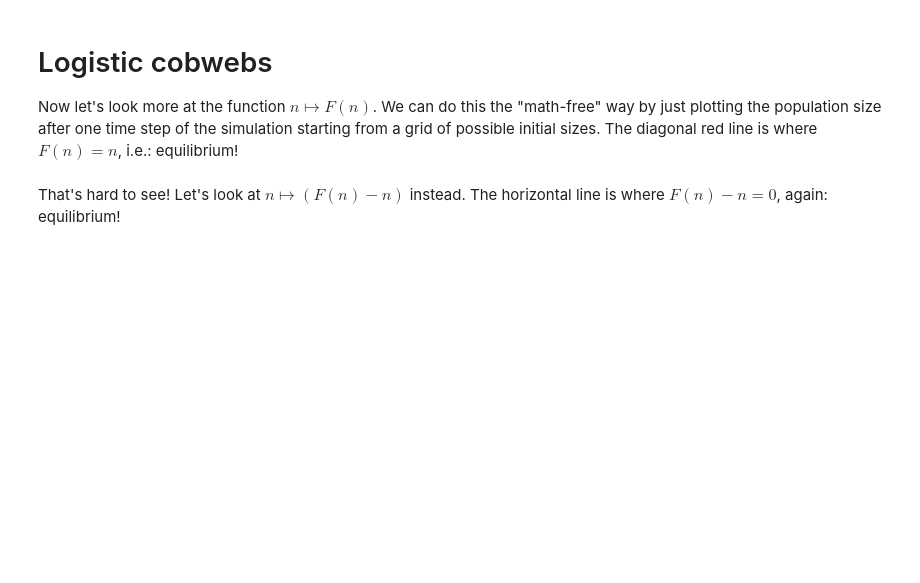
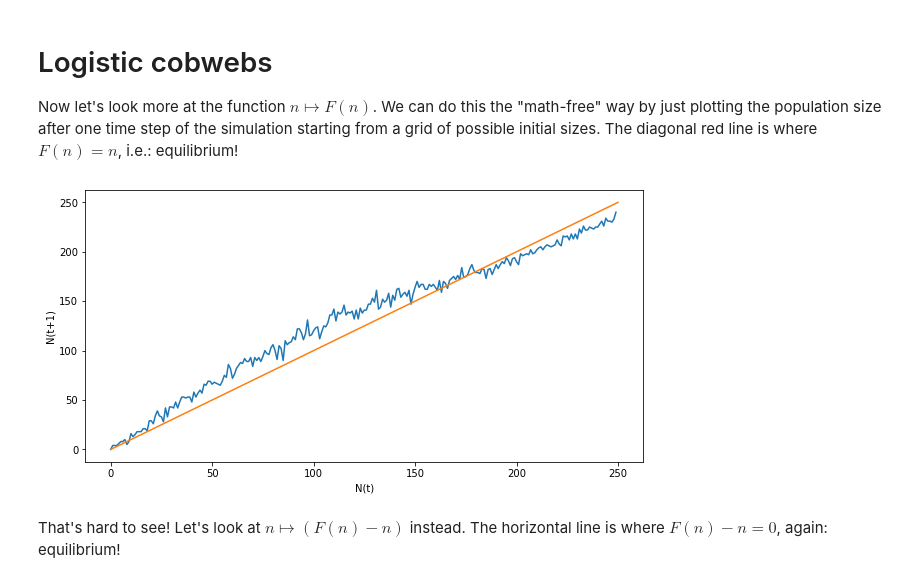
Before and after one commit to petrelharp/popbio, a Jupyter notebook: notebooks/individual_models.ipynb, the cells around one changed output. Cells and saved outputs as stored; diff of their text form; code cells hidden in the pictures; blank space fills up the shorter version.

```diff
--- a/notebooks/individual_models.ipynb
+++ b/notebooks/individual_models.ipynb
@@ -282,14 +285,16 @@ after one time step of the simulation
 starting from a grid of possible initial sizes.
 The diagonal red line is where $F(n) = n$, i.e.: equilibrium!
 # %%
-X = np.fromiter(range(250), dtype='int')
+X = np.arange(250)
 Y = logistic_gen(X, lam=0.5, p=0.95, K=200)
 
 plt.plot(X, Y)
 plt.plot([0.0, 250], [0.0, 250])
 plt.xlabel("N(t)")
 plt.ylabel("N(t+1)")
 plt.show()
+# %% [output]
+[figure, added]
 # %% [markdown]
 That's hard to see! Let's look at $n \mapsto (F(n) - n)$ instead.
 The horizontal line is where $F(n) - n = 0$, again: equilibrium!
```
Also changed, not shown: parts of 8 cells of this notebook.
